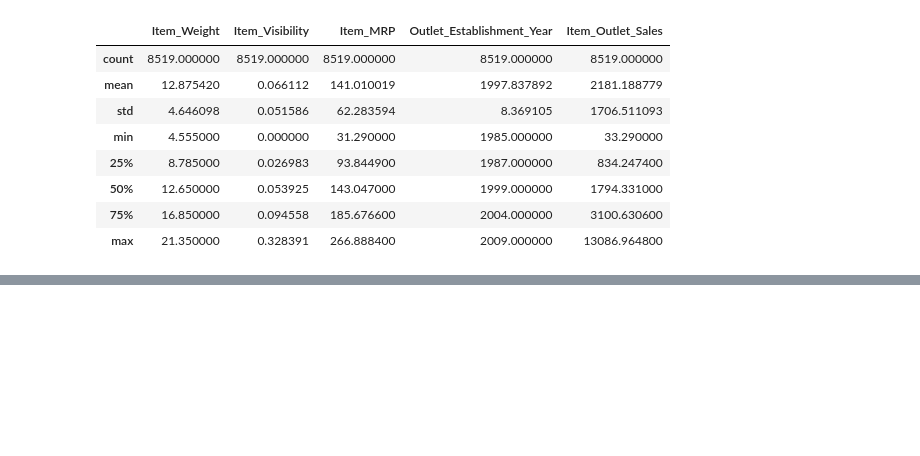
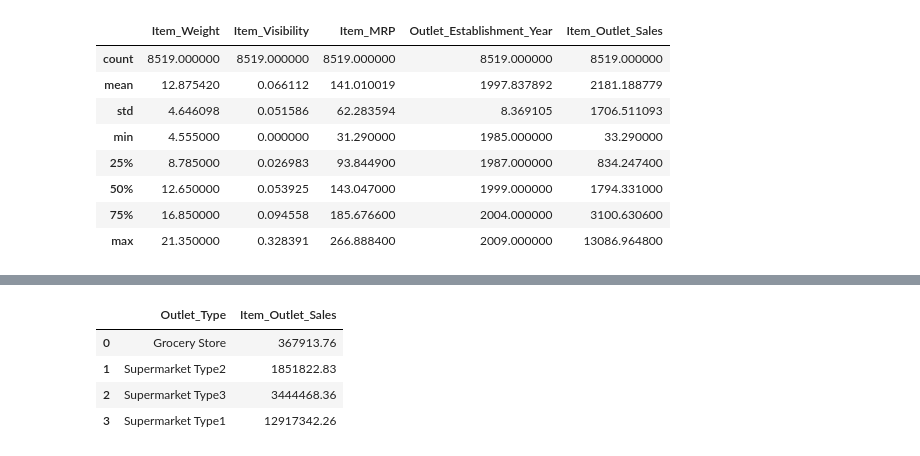
Before and after one commit to linerlander/sales_predictions, a Jupyter notebook: data_cleaning.ipynb, the cells around one changed output, grey strips where cells are left out. Cells and saved outputs as stored; diff of their text form; code cells hidden in the pictures; blank space fills up the shorter version.

```diff
--- a/data_cleaning.ipynb
+++ b/data_cleaning.ipynb
@@ -189,0 +226,9 @@ df.describe()
+# %%
+agrupacion1 = df.groupby('Outlet_Type').agg({'Item_Outlet_Sales':'sum'}).round(2).sort_values('Item_Outlet_Sales').reset_index()
+agrupacion1
+# %% [output]
+|  | Outlet_Type | Item_Outlet_Sales |
+| 0 | Grocery Store | 367913.76 |
+| 1 | Supermarket Type2 | 1851822.83 |
+| 2 | Supermarket Type3 | 3444468.36 |
+| 3 | Supermarket Type1 | 12917342.26 |
```
Also changed, not shown: parts of 20 cells of this notebook.
